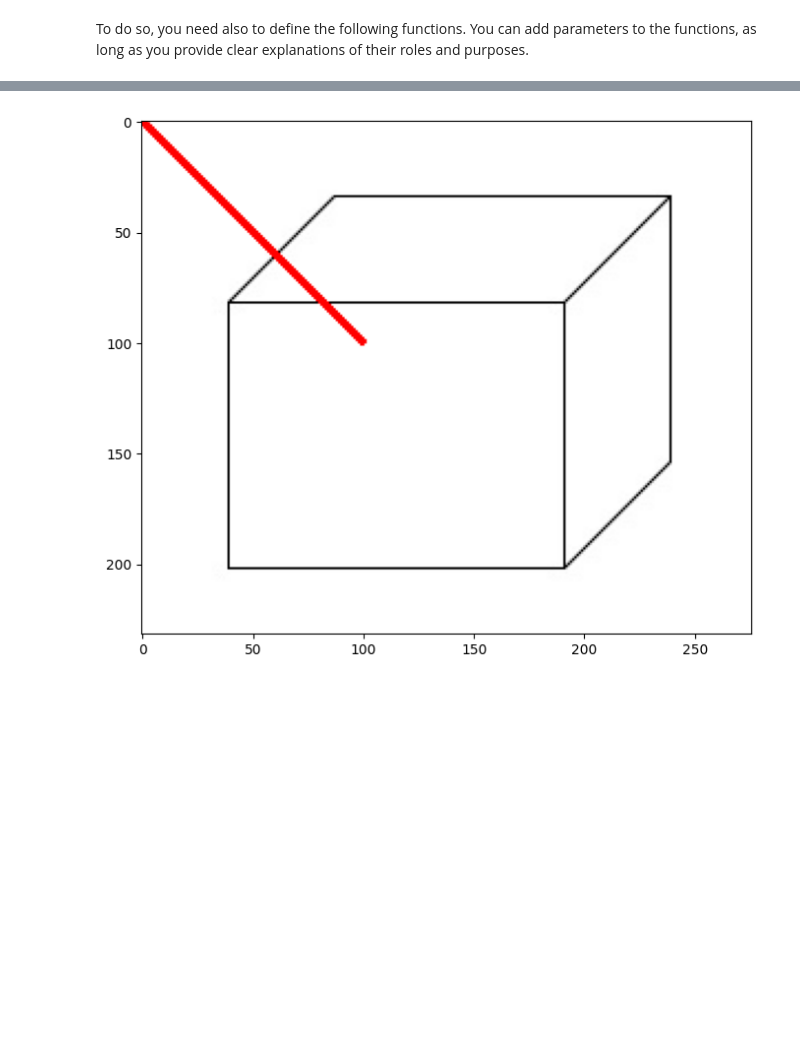
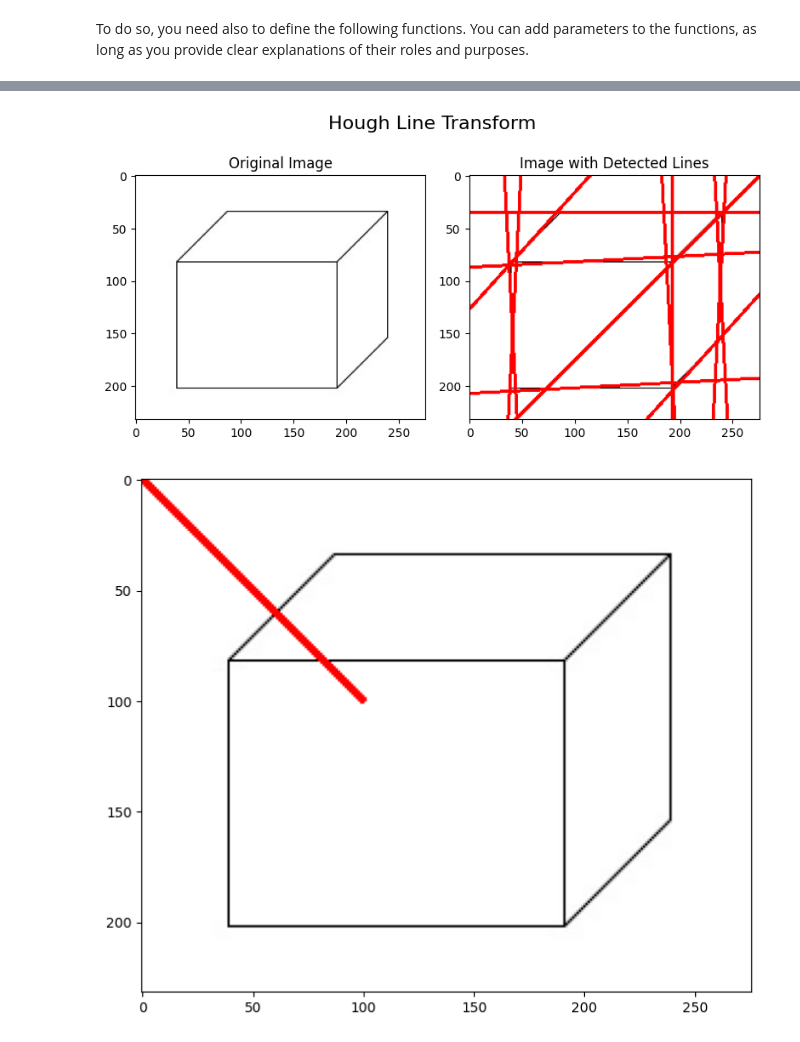
Before and after one commit to haeshed/classic-computer-vision, a Jupyter notebook: HW2/hw2 - test5.ipynb, the cells around one changed output, grey strips where cells are left out. Cells and saved outputs as stored; diff of their text form; code cells hidden in the pictures; blank space fills up the shorter version.

```diff
--- a/HW2/hw2 - test5.ipynb
+++ b/HW2/hw2 - test5.ipynb
@@ -405,3 +305,63 @@ print()
+# %%
+def edge_detection(input_img, threshold1=100, threshold2=200):
+    edge_image = cv2.cvtColor(input_img, cv2.COLOR_BGR2GRAY)
+    edge_image = cv2.GaussianBlur(edge_image,(3,3),0)
+    edge_image = cv2.Canny(edge_image, threshold1, threshold2)
+    return edge_image
+
+
+def straight_lines(image_file, res_rho, res_ang,min_number_points,display=False, max_radius=False):
+    input_img = cv2.imread(image_file)
+    # Edge detection on the input image
+    edge_image = edge_detection(input_img)
+    accumulator, thetas, rhos, cu_rhos = H_matrix(edge_image, res_rho, res_ang)
+    if max_radius: accumulator = retain_max_in_neighborhood(accumulator, 4)
+    lines = list_lines(accumulator, min_number_points, edge_image.shape, rhos, thetas)
+
+    if display:
+        # display_lines(input_img, lines)
+        # cu_rhos = np.array(cu_rhos)
+        # figure = plt.figure()
+        # hough_plot = figure.add_subplot()
+        # # hough_plot.set_facecolor((0, 0, 0))
+        # # hough_plot.invert_yaxis()
+        # hough_plot.title.set_text("Hough Matrix")
+        # hough_plot.plot(thetas, cu_rhos.T, color="black", alpha=0.05)
+        display_full_hough(input_img, lines)
+
+    return lines
+
+def straight_lines2(image_file, res_rho, res_ang,min_number_points,display=False, max_radius=False):
+    input_img = cv2.imread(image_file)
+    # Edge detection on the input image
+    edge_image = edge_detection(input_img)
+    accumulator, thetas, rhos, cu_rhos = H_matrix2_vectorized(edge_image, res_rho, res_ang)
+    if max_radius: accumulator = retain_max_in_neighborhood(accumulator, 4)
+    lines = list_lines(accumulator, min_number_points, edge_image.shape, rhos, thetas)
+
+    if display:
+        # display_lines(input_img, lines)
+        # cu_rhos = np.array(cu_rhos)
+        # figure = plt.figure()
+        # hough_plot = figure.add_subplot()
+        # # hough_plot.set_facecolor((0, 0, 0))
+        # # hough_plot.invert_yaxis()
+        # hough_plot.title.set_text("Hough Matrix")
+        # hough_plot.plot(thetas, cu_rhos.T, color="black", alpha=0.05)
+        display_full_hough(input_img, lines)
+
+    return lines
+
+imgpath = 'cube1.jpg'
+resolution_r = 5
+resolution_ang = 3
+bin_threshold = 100
+lines_are_white = True
+
+straight_lines(imgpath, resolution_r, resolution_ang, bin_threshold, True, True)
+print()
+# %% [output]
+[figure, added]
 # %%
 # Here is an example of how to draw a red line
 # between (x1, y1) and (x2, y2) on a gray level image, img
```
Also changed, not shown: parts of 8 cells of this notebook, 1 other file.
